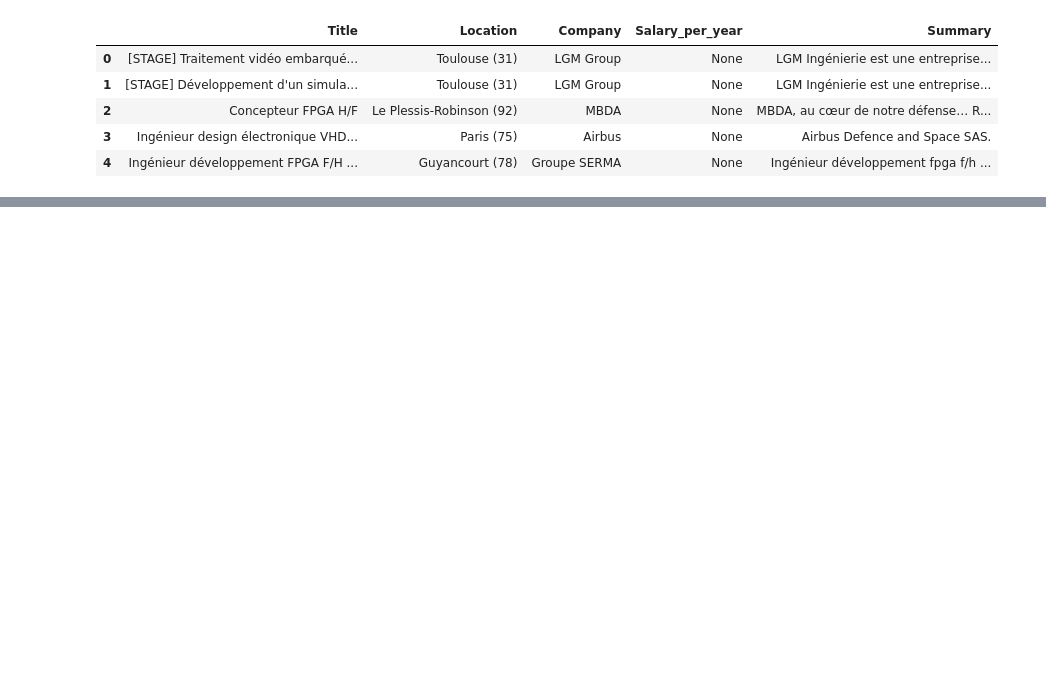
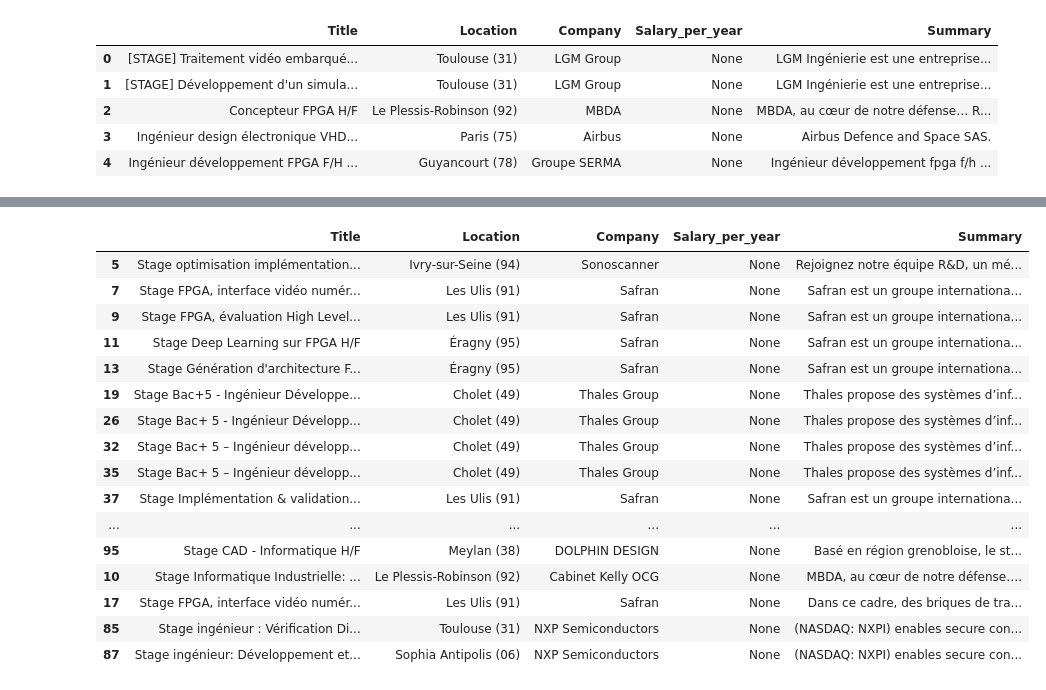
Before and after one commit to pmecchia/machine_learning_tutorials, a Jupyter notebook: codeheroku/Scrapping/indeed_microelectronics_jobs_analysis.ipynb, the cells around one changed output, grey strips where cells are left out. Saved outputs shown, nothing was run; the diff lists cells and outputs as text; code cells hidden in the pictures; blank space fills up the shorter version.

```diff
--- a/codeheroku/Scrapping/indeed_microelectronics_jobs_analysis.ipynb
+++ b/codeheroku/Scrapping/indeed_microelectronics_jobs_analysis.ipynb
@@ -46,0 +74,20 @@ salary
+# %%
+stage
+# %% [output]
+|  | Title | Location | Company | Salary_per_year | Summary |
+| 5 | Stage optimisation implémentation... | Ivry-sur-Seine (94) | Sonoscanner | None | Rejoignez notre équipe R&D, un mé... |
+| 7 | Stage FPGA, interface vidéo numér... | Les Ulis (91) | Safran | None | Safran est un groupe internationa... |
+| 9 | Stage FPGA, évaluation High Level... | Les Ulis (91) | Safran | None | Safran est un groupe internationa... |
+| 11 | Stage Deep Learning sur FPGA H/F | Éragny (95) | Safran | None | Safran est un groupe internationa... |
+| 13 | Stage Génération d'architecture F... | Éragny (95) | Safran | None | Safran est un groupe internationa... |
+| 19 | Stage Bac+5 - Ingénieur Développe... | Cholet (49) | Thales Group | None | Thales propose des systèmes d’inf... |
+| 26 | Stage Bac+ 5 - Ingénieur Développ... | Cholet (49) | Thales Group | None | Thales propose des systèmes d’inf... |
+| 32 | Stage Bac+ 5 – Ingénieur développ... | Cholet (49) | Thales Group | None | Thales propose des systèmes d’inf... |
+| 35 | Stage Bac+ 5 – Ingénieur développ... | Cholet (49) | Thales Group | None | Thales propose des systèmes d’inf... |
+| 37 | Stage Implémentation & validation... | Les Ulis (91) | Safran | None | Safran est un groupe internationa... |
+| ... | ... | ... | ... | ... | ... |
+| 95 | Stage CAD - Informatique H/F | Meylan (38) | DOLPHIN DESIGN | None | Basé en région grenobloise, le st... |
+| 10 | Stage Informatique Industrielle: ... | Le Plessis-Robinson (92) | Cabinet Kelly OCG | None | MBDA, au cœur de notre défense…. |
+| 17 | Stage FPGA, interface vidéo numér... | Les Ulis (91) | Safran | None | Dans ce cadre, des briques de tra... |
+| 85 | Stage ingénieur : Vérification Di... | Toulouse (31) | NXP Semiconductors | None | (NASDAQ: NXPI) enables secure con... |
+| 87 | Stage ingénieur: Développement et... | Sophia Antipolis (06) | NXP Semiconductors | None | (NASDAQ: NXPI) enables secure con... |
```
Also changed, not shown: parts of 7 cells of this notebook, 4 other files.
